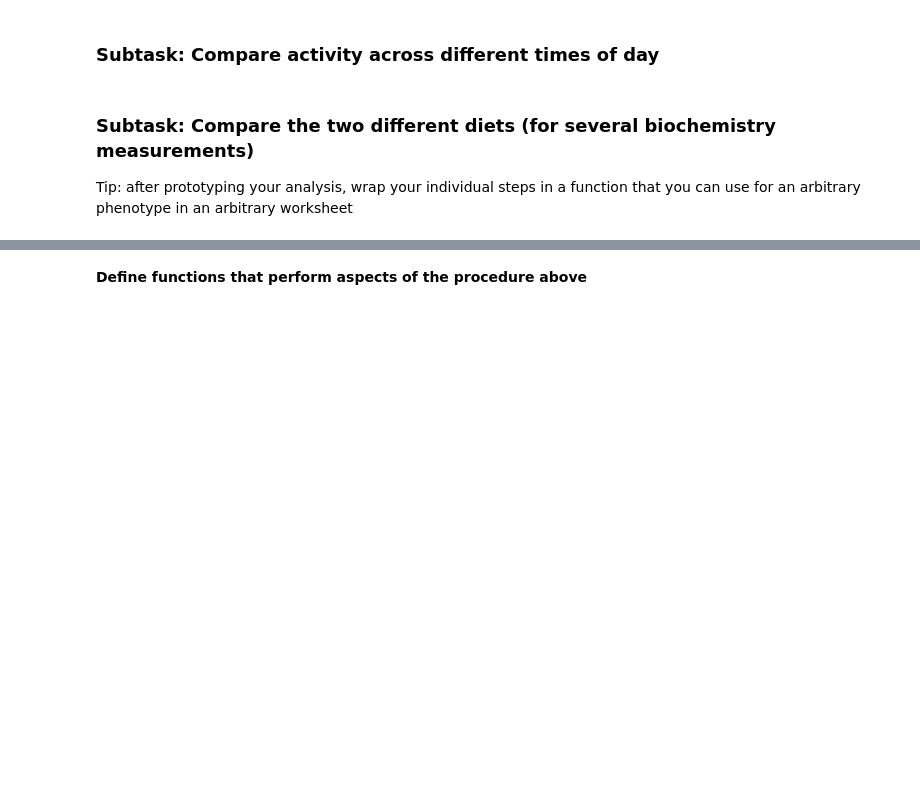
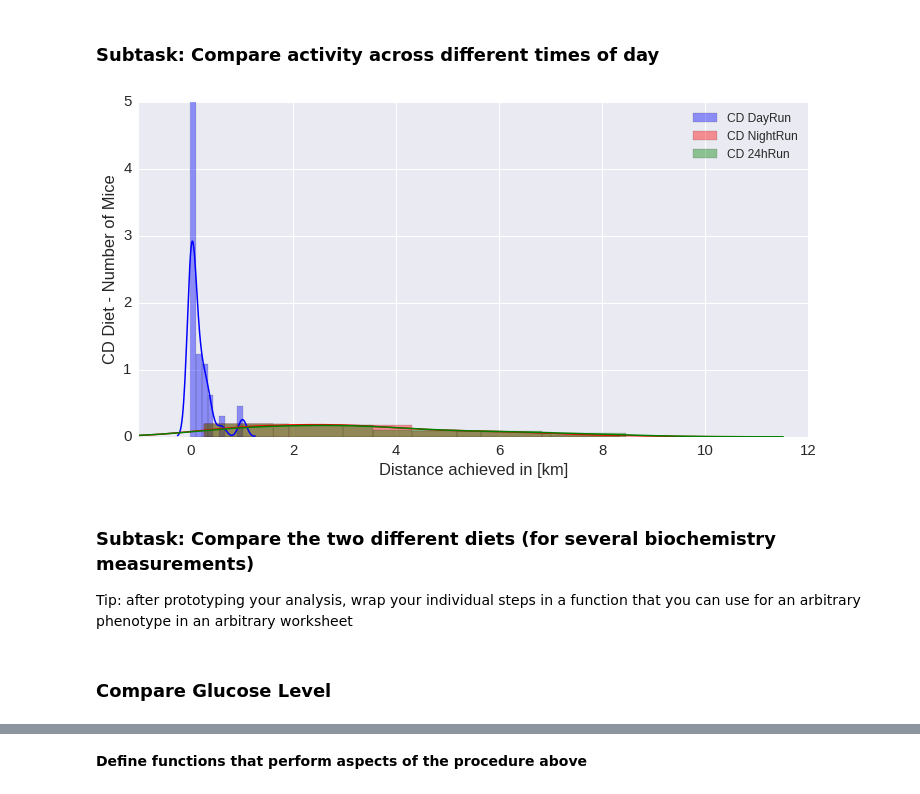
Before and after one commit to MeeNot/Integrated_Bioinformatics, a Jupyter notebook: notebooks/Day2_Exploratory_Analysis.ipynb, the cells around one changed output, grey strips where cells are left out. Saved outputs shown, nothing was run; the diff lists cells and outputs as text; code cells hidden in the pictures; blank space fills up the shorter version.

```diff
--- a/notebooks/Day2_Exploratory_Analysis.ipynb
+++ b/notebooks/Day2_Exploratory_Analysis.ipynb
@@ -259,5 +317,23 @@ Examples:
 # %% [markdown]
 ### Subtask: Compare activity across different times of day
+# %%
+plt.figure(figsize=(12,6), dpi=80)
+
+sns.distplot(df_phenotype_activity_wheel["CD_DayRun_ActivityWheel_[km]"], color="blue", label="CD DayRun")
+sns.distplot(df_phenotype_activity_wheel["CD_NightRun_ActivityWheel_[km]"], color="red", label="CD NightRun")
+sns.distplot(df_phenotype_activity_wheel["CD_24hRun_ActivityWheel_[km]"], color="green", label="CD 24hRun")
+
+plt.legend(loc='best', frameon=False, fontsize=12)
+
+plt.ylabel("CD Diet - Number of Mice")
+plt.xlabel("Distance achieved in [km]")
+plt.xlim(-1, 12)
+plt.ylim(0, 5)
+plt.show()
+# %% [output]
+[figure, added]
 # %% [markdown]
 ### Subtask: Compare the two different diets (for several biochemistry measurements)
 Tip: after prototyping your analysis, wrap your individual steps in a function that you can use for an arbitrary phenotype in an arbitrary worksheet
+# %% [markdown]
+### Compare Glucose Level
```
Also changed, not shown: parts of 22 cells of this notebook.
